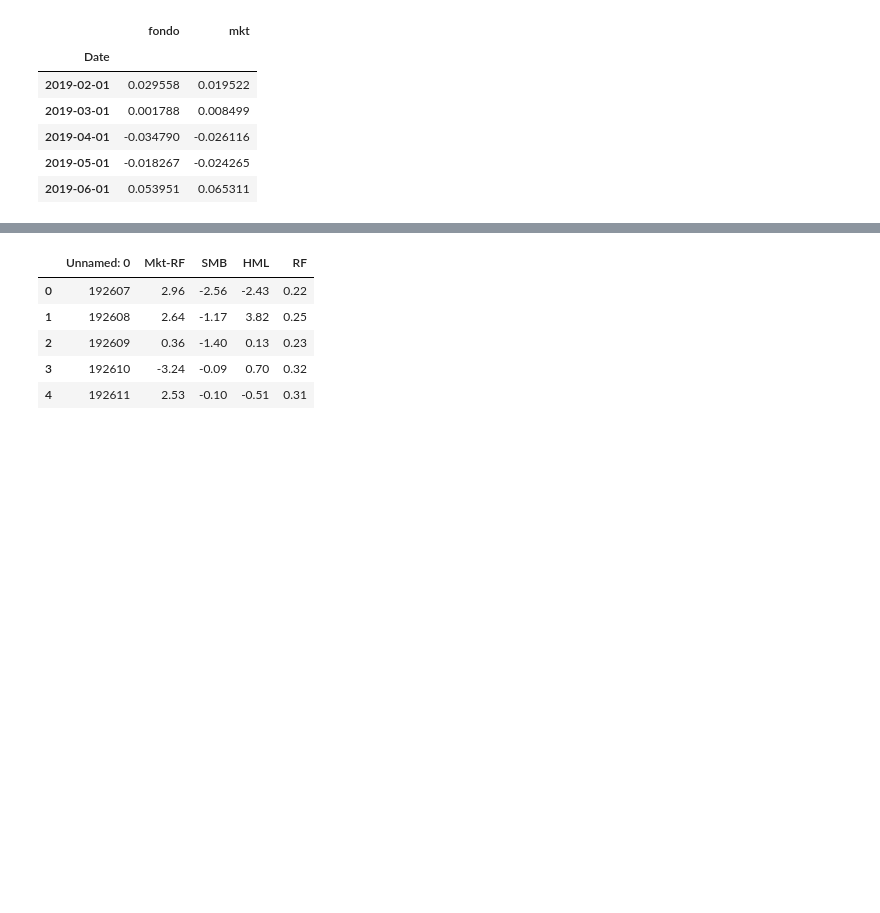
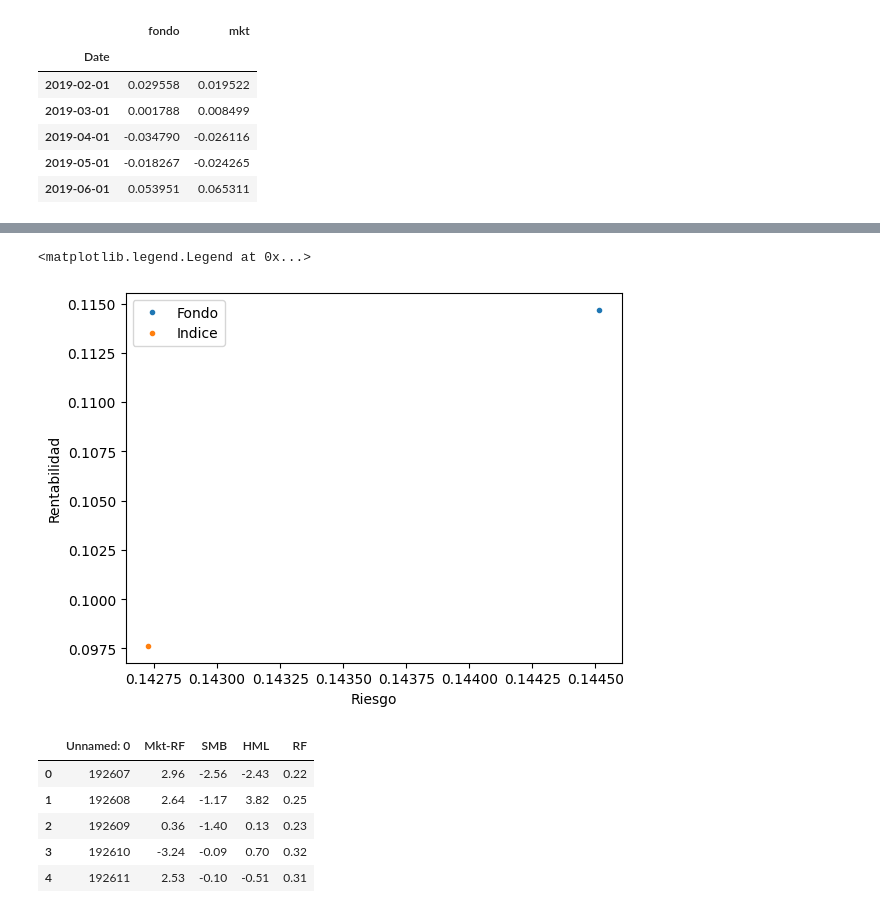
Before and after one commit to diegoo7am/microcredencial-carteras-python-2023_fork, a Jupyter notebook: Practicas/Practica2/Practica2.ipynb, the cells around one changed output, grey strips where cells are left out. Drawn from its saved outputs; the diff is of its cells as text; code cells hidden in the pictures; blank space fills up the shorter version.

```diff
--- a/Practicas/Practica2/Practica2.ipynb
+++ b/Practicas/Practica2/Practica2.ipynb
@@ -141,3 +147,15 @@ retornos.head()
+# %%
+retornos_esperados = retornos.mean()
+riesgos = retornos.std()
+# %%
+plt.plot(riesgos['fondo'] * np.sqrt(12), retornos_esperados['fondo'] * 12, '.', label='Fondo')
+plt.plot(riesgos['mkt'] * np.sqrt(12), retornos_esperados['mkt'] * 12, '.', label='Indice')
+plt.xlabel('Riesgo')
+plt.ylabel('Rentabilidad')
+plt.legend()
+# %% [output]
+<matplotlib.legend.Legend at 0x...>
+[figure, added]
 # %%
 factors = pd.read_csv('F-F_Research_Data_Factors.CSV', skiprows=3)
 factors.head()
```
Also changed, not shown: parts of 2 cells of this notebook.
